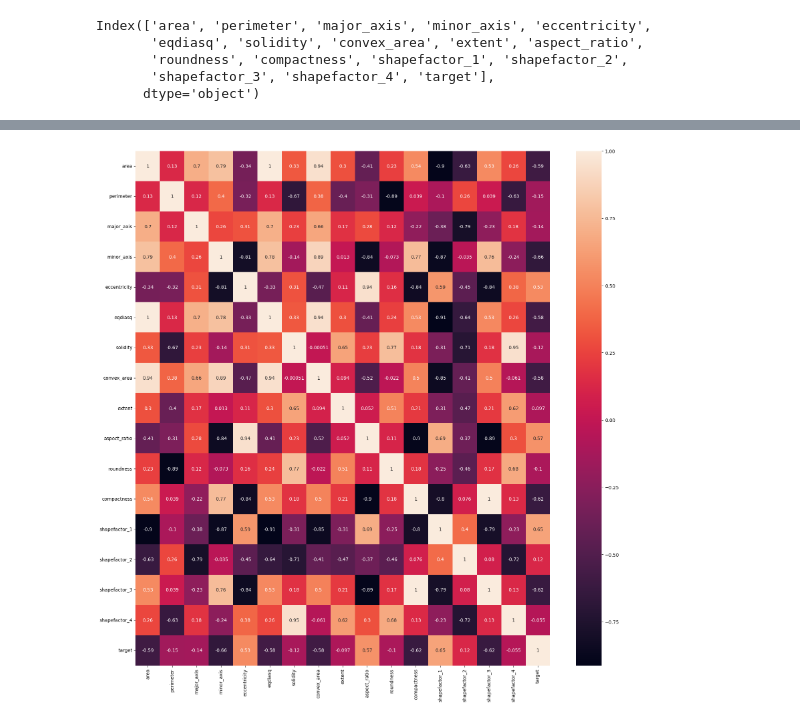
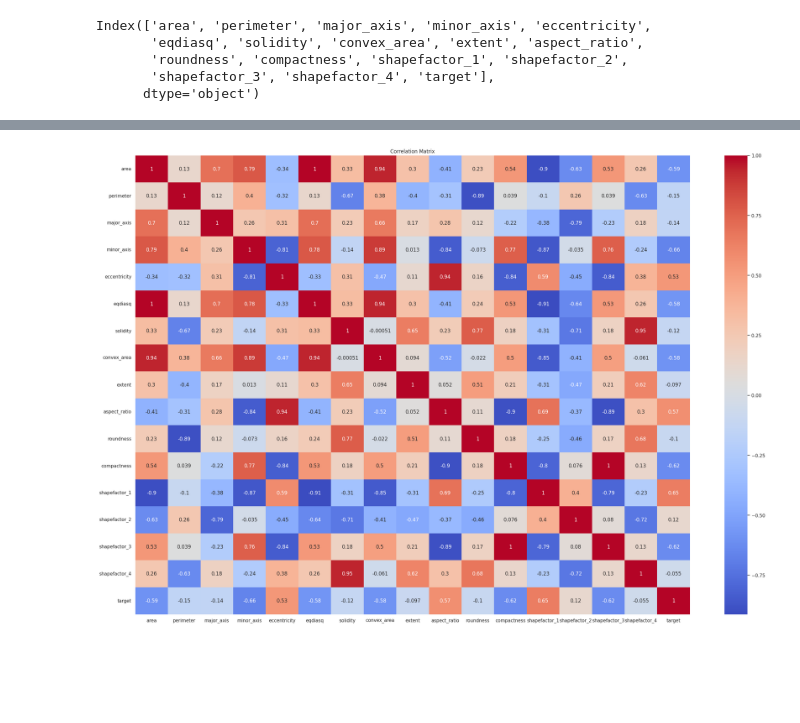
Before and after one commit to Holpak/Yandex-CV-Training, a Jupyter notebook: Pistachios (drones).ipynb, the cells around one changed output, grey strips where cells are left out. Saved outputs shown, nothing was run; the diff lists cells and outputs as text; code cells hidden in the pictures; blank space fills up the shorter version.

```diff
--- a/Pistachios (drones).ipynb
+++ b/Pistachios (drones).ipynb
@@ -21,0 +22,36 @@ df.shape
+# %%
+# Import libraries
+import numpy as np
+import pandas as pd
+import matplotlib.pyplot as plt
+from matplotlib import pyplot
+import seaborn as sns
+sns.set_theme(style="darkgrid")
+from sklearn.model_selection import train_test_split, GridSearchCV
+from sklearn.preprocessing import StandardScaler
+from sklearn.tree import DecisionTreeClassifier
+from sklearn.ensemble import RandomForestClassifier
+from xgboost import XGBClassifier
+from sklearn.discriminant_analysis import LinearDiscriminantAnalysis
+from sklearn.svm import SVC
+from sklearn.neighbors import KNeighborsClassifier
+from sklearn.linear_model import LogisticRegression
+from sklearn.naive_bayes import GaussianNB
+from sklearn.ensemble import AdaBoostClassifier
+from sklearn.ensemble import GradientBoostingClassifier
+from sklearn.ensemble import RandomForestClassifier
+from sklearn.ensemble import ExtraTreesClassifier
+from sklearn.model_selection import KFold
+from sklearn.pipeline import Pipeline
+from sklearn.model_selection import cross_val_score
+from sklearn.metrics import roc_auc_score,roc_curve, classification_report, accuracy_score, precision_score, recall_score, f1_score, classification_report, confusion_matrix
+
+import warnings
+warnings.filterwarnings('ignore')
+# %%
+# Import datasets
+train_data = pd.read_csv("/kaggle/input/dataset/train.csv")
+train_data.head()
+
+test_data = pd.read_csv("/kaggle/input/dataset/test.csv")
+test_data.head()
@@ -161,7 +148,10 @@ for i in range(0, len(corr_data.index), 5):
 # %%
-# визуализация
-fig=plt.figure(figsize=(20,20))
-sns.heatmap(data_numeric.corr(), annot = True)
+# Calculate the correlation matrix
+
+corr_matrix =train_data.corr()
+fig, ax = plt.subplots(figsize=(30, 20))
+sns.heatmap(corr_matrix, cmap='coolwarm', annot=True, ax=ax)
+ax.set_title('Correlation Matrix')
 plt.show()
 # %% [output]
-[figure, old version]
+[figure, new version]
```
Also changed, not shown: parts of 69 cells of this notebook.
